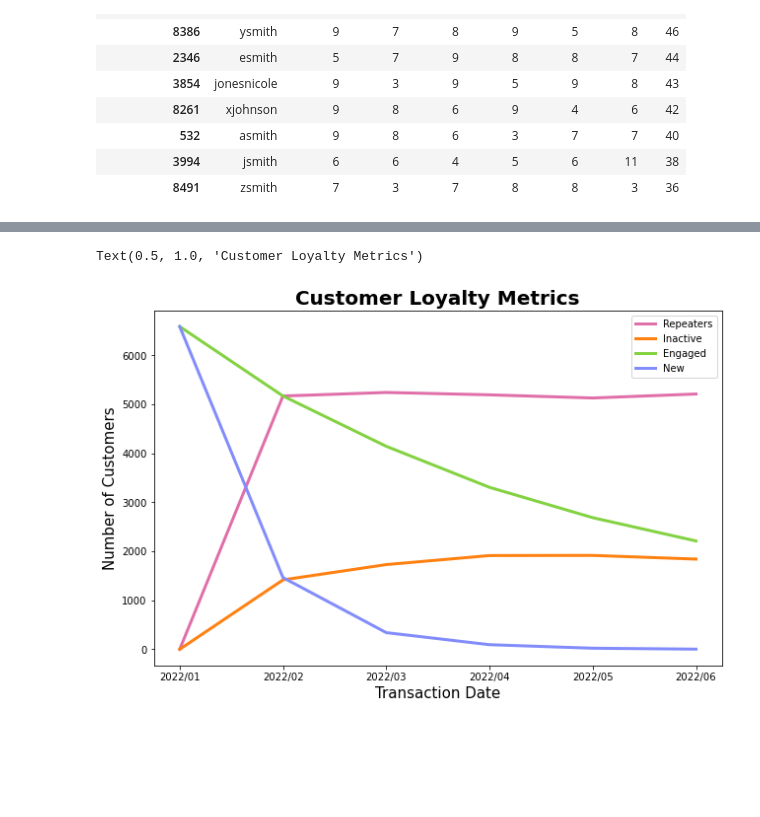
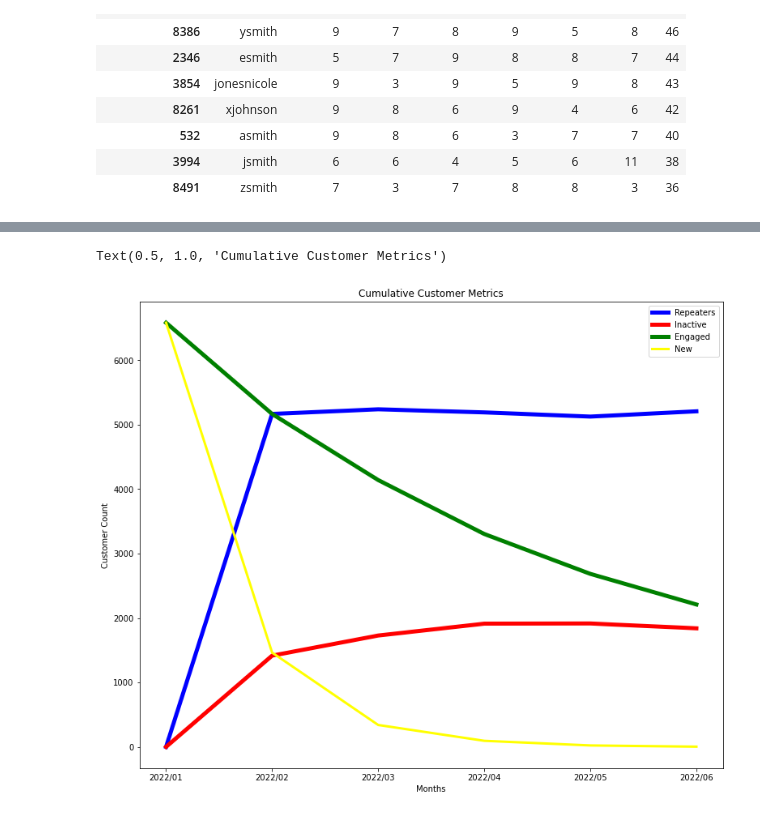
Before and after one commit to tobIsokenobi/itmgt25, a Jupyter notebook: adhoc/Customer.ipynb, the cells around one changed output, grey strips where cells are left out. Saved outputs shown, nothing was run; the diff lists cells and outputs as text; code cells hidden in the pictures; blank space fills up the shorter version.

```diff
--- a/adhoc/Customer.ipynb
+++ b/adhoc/Customer.ipynb
@@ -171,14 +209,14 @@ plt.xticks(rotation = 30)
 # %%
-fig=plt.figure(figsize=(8,5))
+fig=plt.figure(figsize=(10,8))
 ax = fig.add_axes([0,0,1,1])
-ax.plot(months_array, repeaterCount, label = "Repeaters", color = "#e06fa9", linewidth = 3)
-ax.plot(months_array, inactiveCount, label = "Inactive", color = "#ff8111", linewidth = 3)
-ax.plot(months_array, engagedCount, label = "Engaged", color = "#83d241", linewidth = 3)
-ax.plot(months_array, newCount, label = "New", color = "#828cfb", linewidth = 3)
+ax.plot(months_array, repeater_count, label = "Repeaters", color = "blue", linewidth = 5)
+ax.plot(months_array, inactive_count, label = "Inactive", color = "red", linewidth = 5)
+ax.plot(months_array, engaged_count, label = "Engaged", color = "green", linewidth = 5)
+ax.plot(months_array, new_count, label = "New", color = "yellow", linewidth = 3)
 ax.legend()
-plt.xlabel("Transaction Date", fontsize = 15)
-plt.ylabel("Number of Customers", fontsize = 15)
-plt.title("Customer Loyalty Metrics", fontsize = 20, fontweight = "bold")
+plt.xlabel("Months")
+plt.ylabel("Customer Count")
+plt.title("Cumulative Customer Metrics")
 # %% [output]
-Text(0.5, 1.0, 'Customer Loyalty Metrics')
+Text(0.5, 1.0, 'Cumulative Customer Metrics')
-[figure, old version]
+[figure, new version]
```
Also changed, not shown: parts of 9 cells of this notebook, 1 other file.
